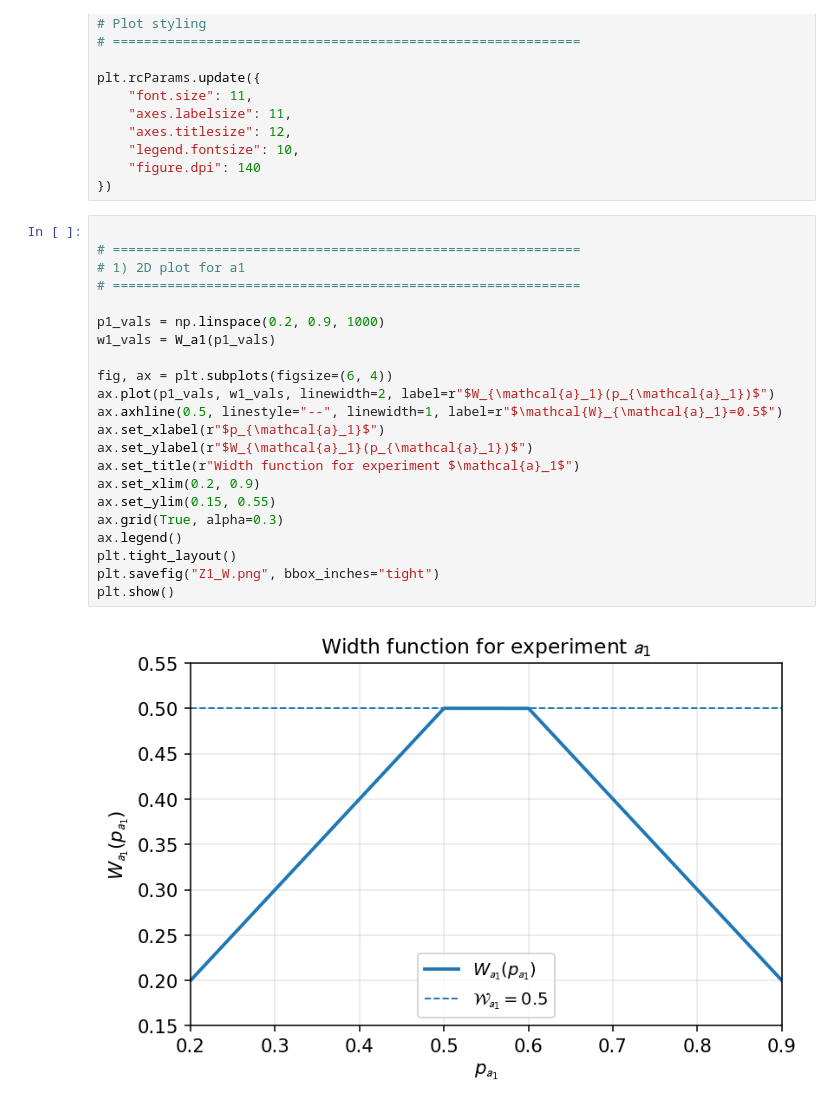
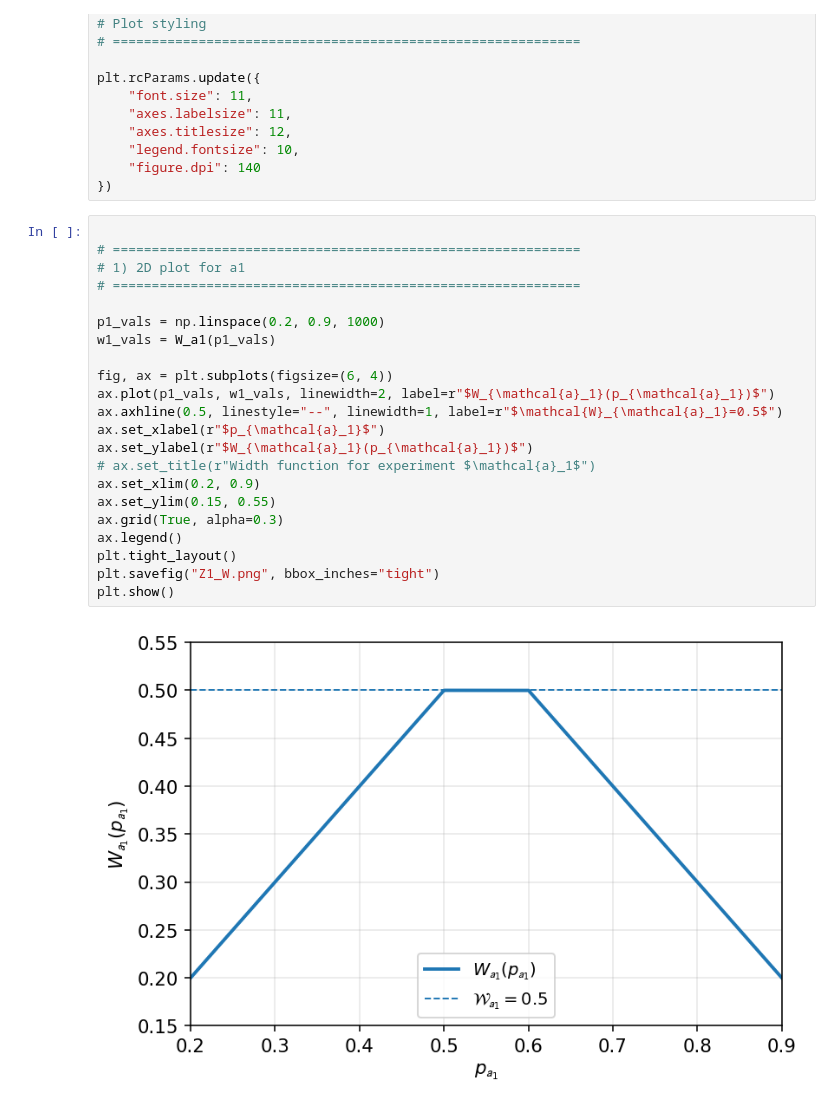
Before and after one commit to tmaringgele/optimal-experiments-for-partial-ID, a Jupyter notebook: plots/figure-1.ipynb, the cells around one changed output. Drawn from its saved outputs; the diff is of its cells as text.

```diff
--- a/plots/figure-1.ipynb
+++ b/plots/figure-1.ipynb
@@ -73,27 +73,27 @@ plt.rcParams.update({
 # %%
 
 # ============================================================
 # 1) 2D plot for a1
 # ============================================================
 
 p1_vals = np.linspace(0.2, 0.9, 1000)
 w1_vals = W_a1(p1_vals)
 
 fig, ax = plt.subplots(figsize=(6, 4))
 ax.plot(p1_vals, w1_vals, linewidth=2, label=r"$W_{\mathcal{a}_1}(p_{\mathcal{a}_1})$")
 ax.axhline(0.5, linestyle="--", linewidth=1, label=r"$\mathcal{W}_{\mathcal{a}_1}=0.5$")
 ax.set_xlabel(r"$p_{\mathcal{a}_1}$")
 ax.set_ylabel(r"$W_{\mathcal{a}_1}(p_{\mathcal{a}_1})$")
-ax.set_title(r"Width function for experiment $\mathcal{a}_1$")
+# ax.set_title(r"Width function for experiment $\mathcal{a}_1$")
 ax.set_xlim(0.2, 0.9)
 ax.set_ylim(0.15, 0.55)
 ax.grid(True, alpha=0.3)
 ax.legend()
 plt.tight_layout()
 plt.savefig("Z1_W.png", bbox_inches="tight")
 plt.show()
 # %% [output]
-[figure, old version]
+[figure, new version]
 # %%
 
 # ============================================================
```
Also changed, not shown: parts of 2 cells of this notebook, 2 other files.
